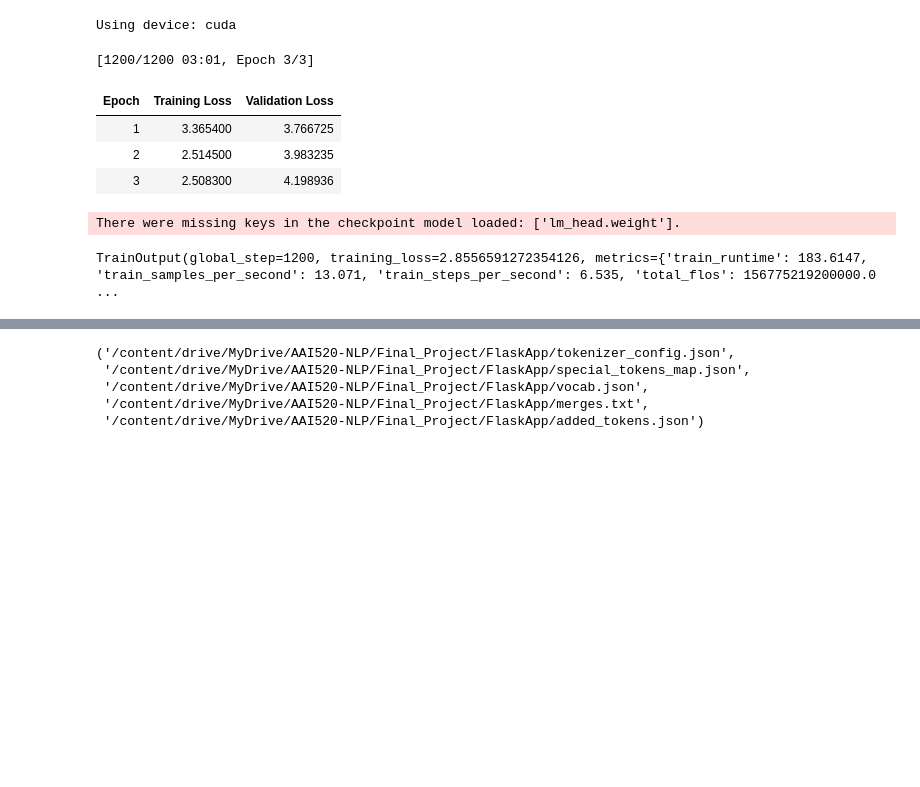
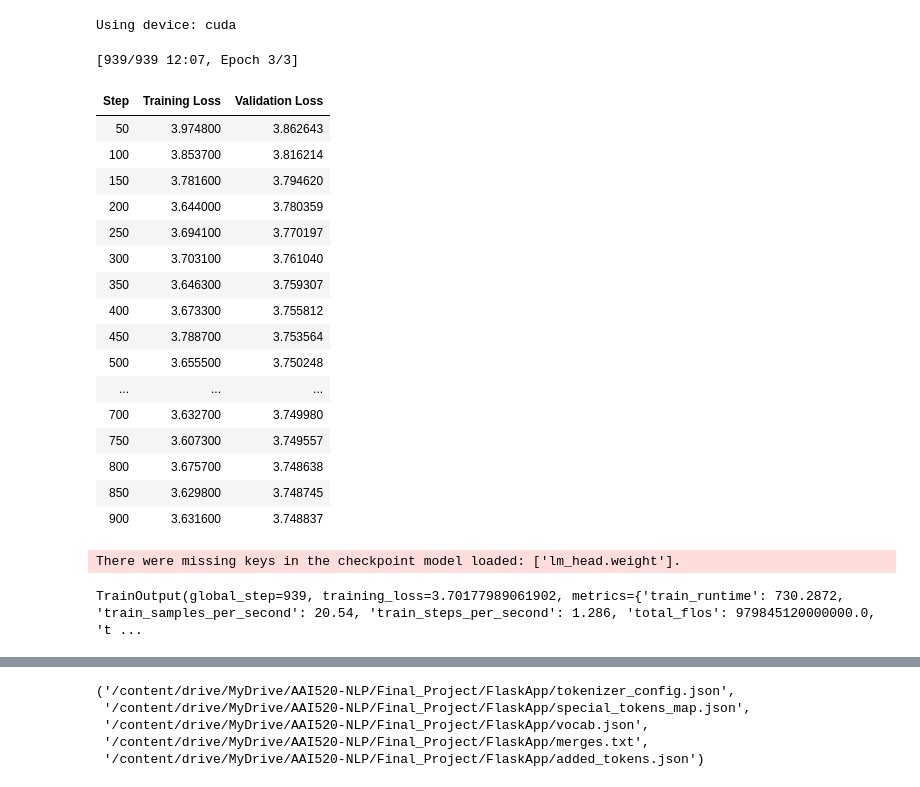
Before and after one commit to suvoganguli/AAI520_FinalProject, a Jupyter notebook: Chatbot_GPT2.ipynb, the cells around one changed output, grey strips where cells are left out. Cells and saved outputs as stored; diff of their text form; code cells hidden in the pictures; blank space fills up the shorter version.

```diff
--- a/Chatbot.ipynb
+++ b/Chatbot_GPT2.ipynb
@@ -71,11 +116,6 @@ print("Target:", target_texts[0])
 # %% [output]
 Input: Can we make this quick?  Roxanne Korrine and Andrew Barrett are having an incredibly horrendous public break- up on the quad.  Again. Well, I thought we'd start with pronunciation, if that's ok ...
 Target: Not the hacking and gagging and spitting part.  Please.
-# %%
-# Use a small sample of the data
-
-input_texts = input_texts[:1000]
-target_texts = target_texts[:1000]
 # %%
 import torch
 from torch.utils.data import Dataset
@@ -85,7 +125,7 @@ from transformers import GPT2Tokenizer, GPT2LMHeadModel, Trainer, TrainingArgume
 tokenizer = GPT2Tokenizer.from_pretrained("gpt2")
 tokenizer.pad_token = tokenizer.eos_token  # Set pad_token as eos_token
 
-# Ensure you're using the right device (GPU or CPU)
+# Use GPU or CPU
 device = torch.device("cuda" if torch.cuda.is_available() else "cpu")
 print(f"Using device: {device}")
 
@@ -115,11 +155,11 @@ class CustomDataset(Dataset):
         return inputs
 
 # Create the dataset for training and evaluation
-train_input_texts = input_texts[:800]
-train_target_texts = target_texts[:800]
+train_input_texts = input_texts[:5000]
+train_target_texts = target_texts[:5000]
 
-eval_input_texts = input_texts[800:1000]
-eval_target_texts = target_texts[800:1000]
+eval_input_texts = input_texts[5000:6000]
+eval_target_texts = target_texts[500:6000]
 
 # Instantiate custom datasets
 train_dataset = CustomDataset(train_input_texts, train_target_texts, tokenizer)
@@ -127,15 +167,20 @@ eval_dataset = CustomDataset(eval_input_texts, eval_target_texts, tokenizer)
 
 # Define training arguments
 training_args = TrainingArguments(
-    output_dir="./results",
-    evaluation_strategy="epoch",      # Evaluate at the end of each epoch
-    save_strategy="epoch",            # Save model at the end of each epoch
-    logging_dir="./logs",             # Directory for logs
-    logging_steps=10,                 # Log every 10 steps
-    per_device_train_batch_size=2,    # Batch size for training
-    num_train_epochs=3,               # Number of epochs
-    report_to="all",                  # Report to stdout and log file
-    load_best_model_at_end=True,      # Load the best model at the end
+    output_dir='./results',                  # Output directory for saving model and logs
+    evaluation_strategy="steps",             # Evaluate every X steps
+    save_strategy="steps",                   # Save model at every X steps
+    logging_dir='./logs',                    # Directory for storing logs
+    logging_steps=10,                        # Log every 10 steps
+    eval_steps=50,                           # Evaluate every 50 steps
+    per_device_train_batch_size=16,          # Batch size for training
+    per_device_eval_batch_size=16,           # Batch size for evaluation
+    num_train_epochs=3,                      # Number of training epochs
+    weight_decay=0.01,                       # Apply weight decay to prevent overfitting
+    learning_rate=5e-6,                      # Set a lower learning rate
+    load_best_model_at_end=True,             # Load the best model when stopping early
+    save_total_limit=2,                      # Save only the last 2 models
+    report_to="none"                         # Disable reporting to external tools (optional)
 )
 
 # Data collator for padding the data
@@ -152,25 +197,42 @@ Please note that authentication is recommended but still optional to access publ
   warnings.warn(
 Using device: cuda
 # %%
+from transformers import EarlyStoppingCallback
+
 # Initialize the Trainer with train and eval datasets
 trainer = Trainer(
     model=model,
     args=training_args,
     train_dataset=train_dataset,      # Use the custom train_dataset
     eval_dataset=eval_dataset,        # Use the custom eval_dataset
     data_collator=data_collator,      # Collate the data with padding
+    callbacks=[EarlyStoppingCallback(early_stopping_patience=3)]  # Stop if no improvement for 3 evaluations
 )
+
 
 # Train the model
 trainer.train()
 # %% [output]
-[1200/1200 03:01, Epoch 3/3]
+[939/939 12:07, Epoch 3/3]
-| Epoch | Training Loss | Validation Loss |
-| 1 | 3.365400 | 3.766725 |
-| 2 | 2.514500 | 3.983235 |
-| 3 | 2.508300 | 4.198936 |
+| Step | Training Loss | Validation Loss |
+| 50 | 3.974800 | 3.862643 |
+| 100 | 3.853700 | 3.816214 |
+| 150 | 3.781600 | 3.794620 |
+| 200 | 3.644000 | 3.780359 |
+| 250 | 3.694100 | 3.770197 |
+| 300 | 3.703100 | 3.761040 |
+| 350 | 3.646300 | 3.759307 |
+| 400 | 3.673300 | 3.755812 |
+| 450 | 3.788700 | 3.753564 |
+| 500 | 3.655500 | 3.750248 |
+| ... | ... | ... |
+| 700 | 3.632700 | 3.749980 |
+| 750 | 3.607300 | 3.749557 |
+| 800 | 3.675700 | 3.748638 |
+| 850 | 3.629800 | 3.748745 |
+| 900 | 3.631600 | 3.748837 |
 There were missing keys in the checkpoint model loaded: ['lm_head.weight'].
-TrainOutput(global_step=1200, training_loss=2.8556591272354126, metrics={'train_runtime': 183.6147, 'train_samples_per_second': 13.071, 'train_steps_per_second': 6.535, 'total_flos': 156775219200000.0 ...
+TrainOutput(global_step=939, training_loss=3.70177989061902, metrics={'train_runtime': 730.2872, 'train_samples_per_second': 20.54, 'train_steps_per_second': 1.286, 'total_flos': 979845120000000.0, 't ...
 # %%
 # Function to generate responses using the fine-tuned model
 def generate_response(prompt, model, tokenizer, max_length=50):
```
Also changed, not shown: parts of 5 cells of this notebook, 5 other files.
